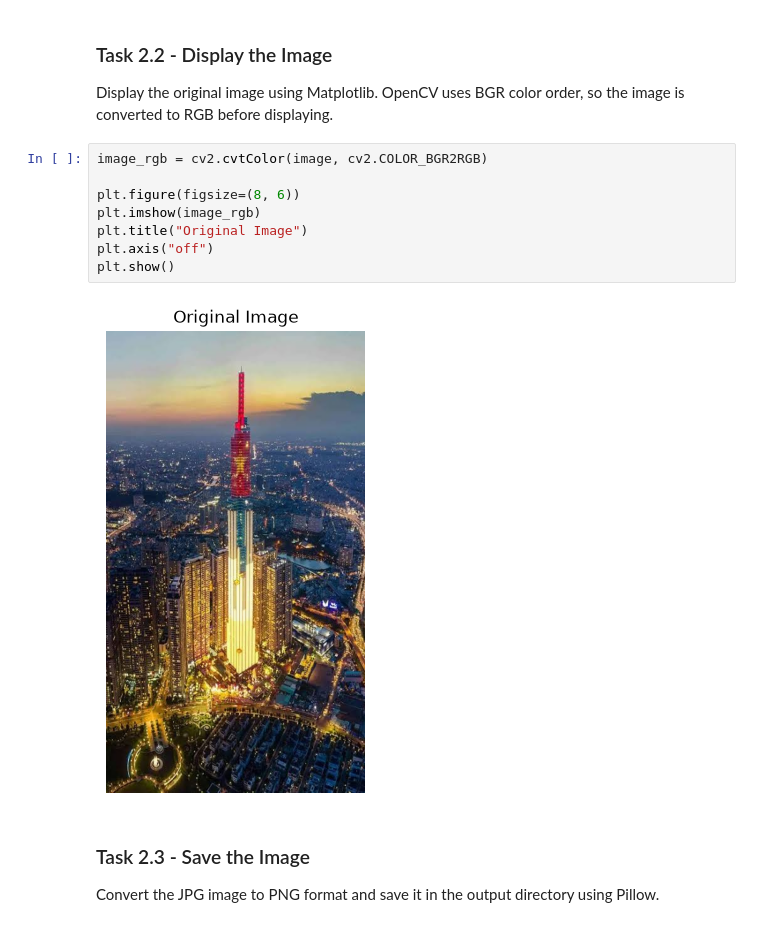
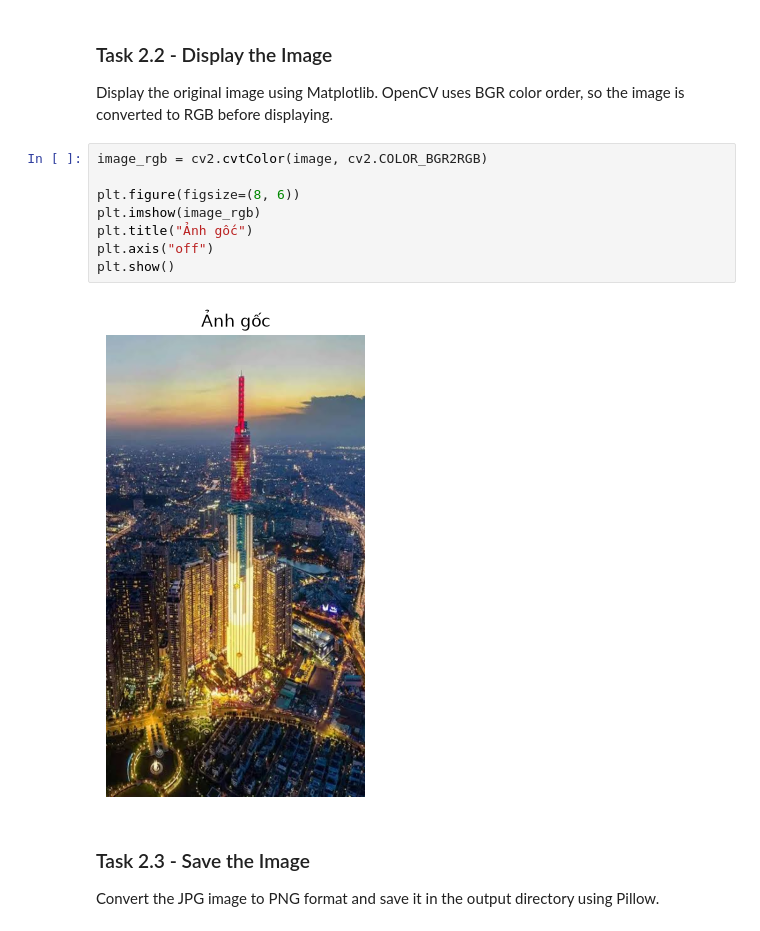
Before and after one commit to TranQuan231005/Computer_Vision_Lab, a Jupyter notebook: Lap1/Lap1.ipynb, the cells around one changed output. Drawn from its saved outputs; the diff is of its cells as text.

```diff
--- a/Lap1/Lap1.ipynb
+++ b/Lap1/Lap1.ipynb
@@ -93,13 +93,13 @@ OpenCV uses BGR color order, so the image is converted to RGB before displaying.
 # %%
 image_rgb = cv2.cvtColor(image, cv2.COLOR_BGR2RGB)
 
 plt.figure(figsize=(8, 6))
 plt.imshow(image_rgb)
-plt.title("Original Image")
+plt.title("Ảnh gốc")
 plt.axis("off")
 plt.show()
 # %% [output]
-[figure, old version]
+[figure, new version]
 # %% [markdown]
 ### Task 2.3 - Save the Image
 
```
Also changed, not shown: parts of 3 cells of this notebook, 1 other file.
